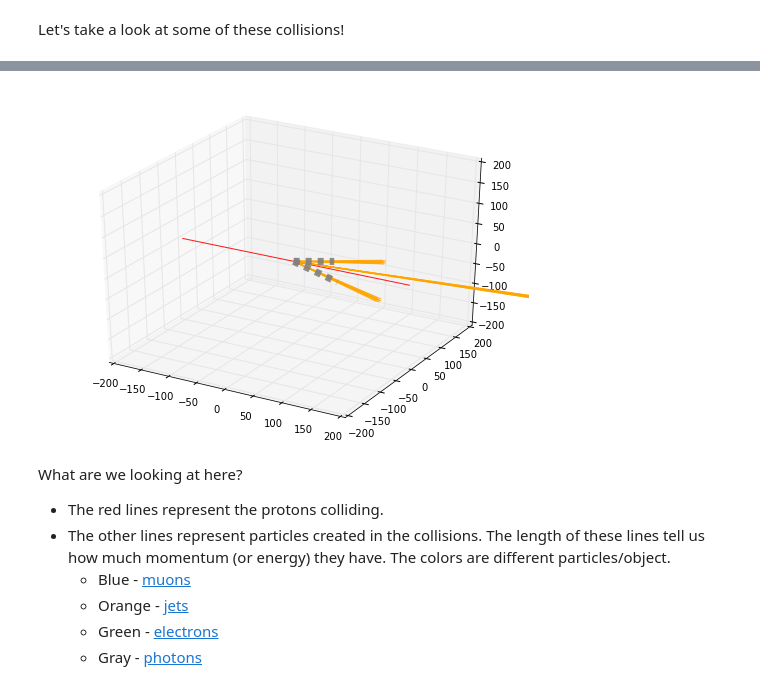
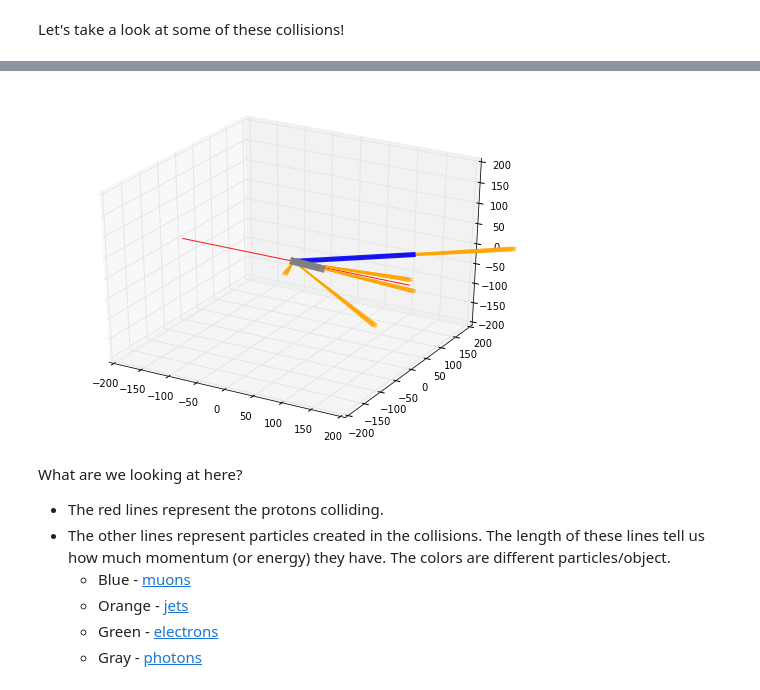
Before and after one commit to particle-physics-playground/playground, a Jupyter notebook: activities/hello_CMS.ipynb, the cells around one changed output, grey strips where cells are left out. Cells and saved outputs as stored; diff of their text form; code cells hidden in the pictures.

```diff
--- a/activities/hello_CMS.ipynb
+++ b/activities/hello_CMS.ipynb
@@ -56,7 +56,7 @@ cms.display_collision3D(collisions[3])
 # %%
-cms.display_collision3D(collisions[5])
+cms.display_collision3D(collisions[6])
 # %% [output]
-[figure, old version]
+[figure, new version]
 # %% [markdown]
 What are we looking at here?
 
```
Also changed, not shown: parts of 2 cells of this notebook, 1 other file.
